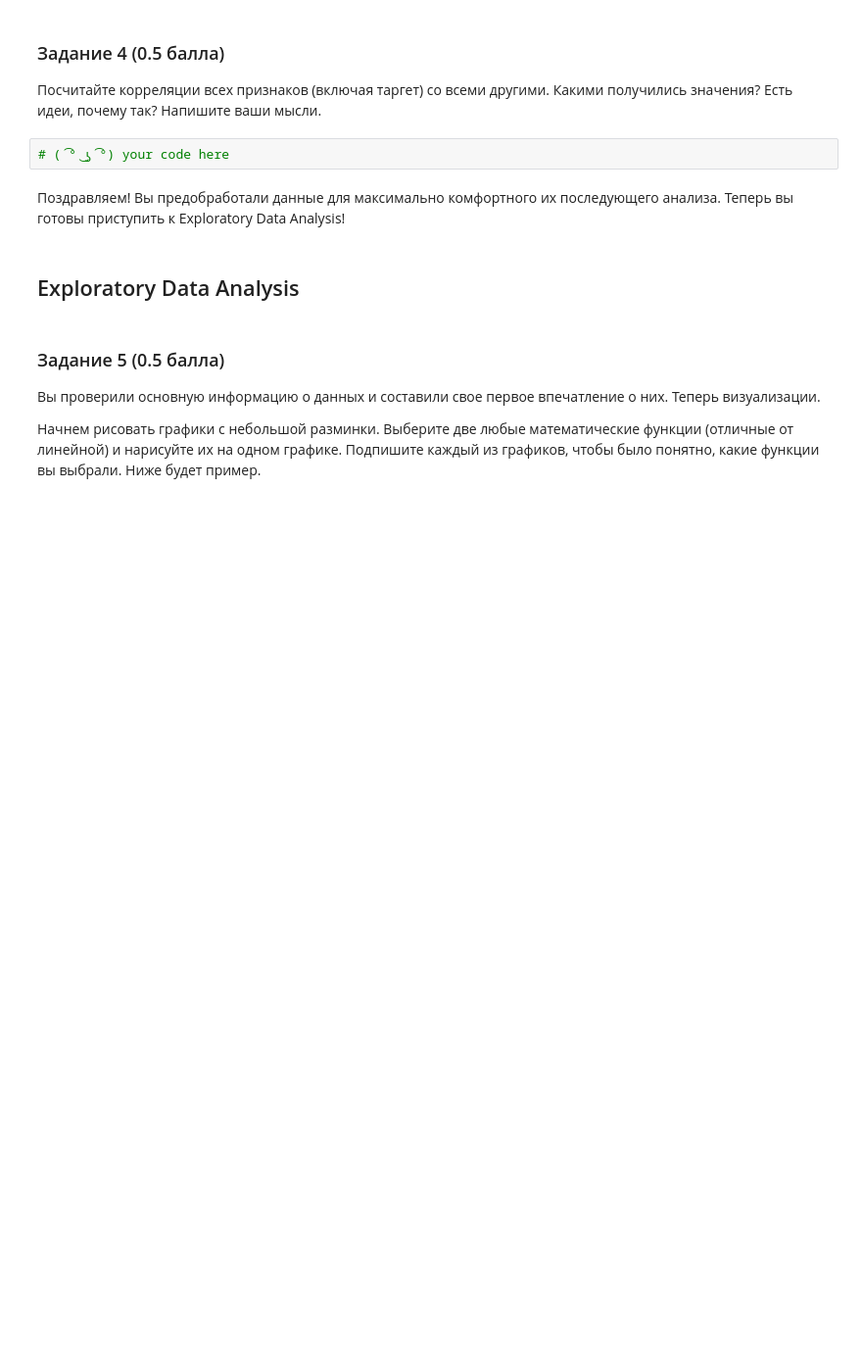
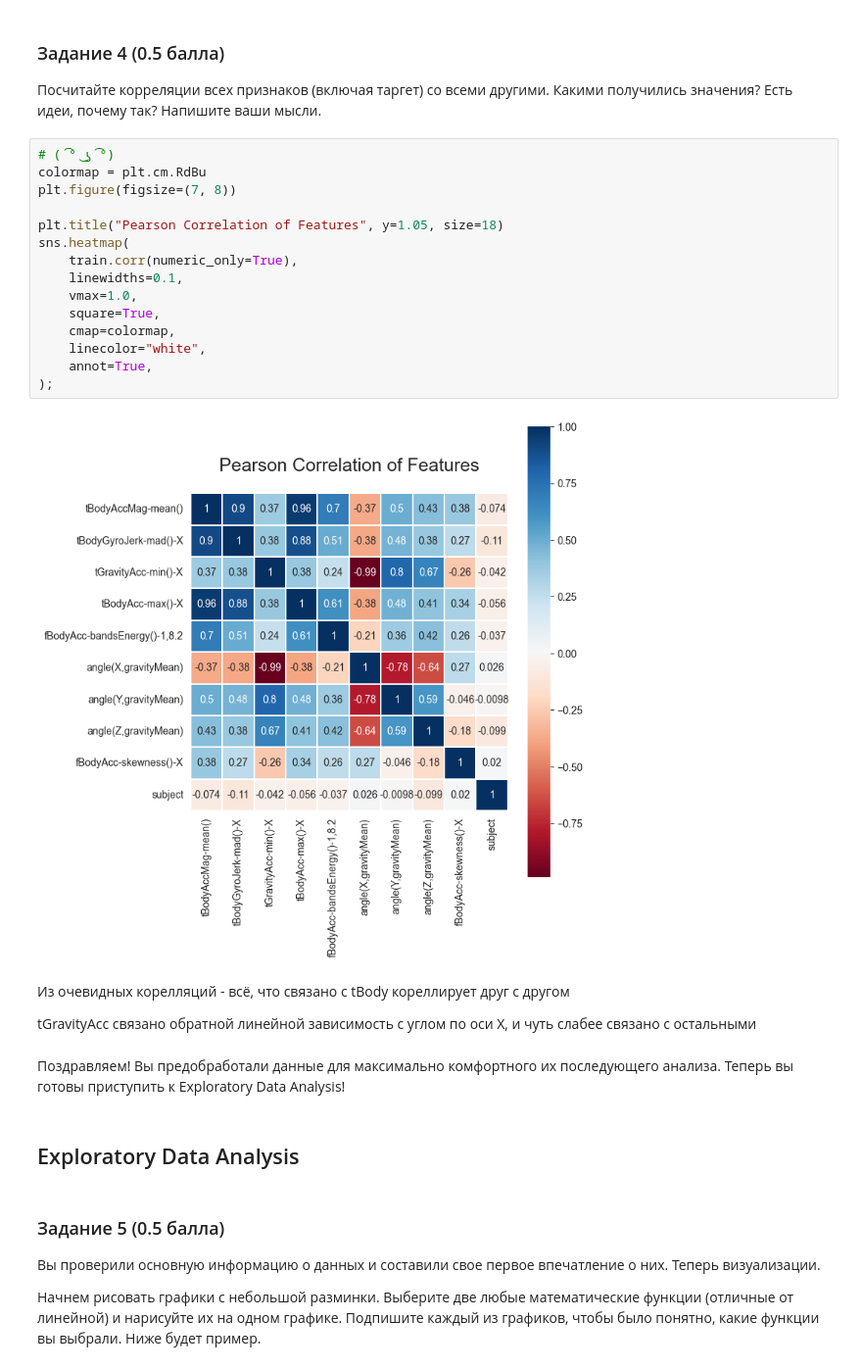
Before and after one commit to Bosbobos/IAD, a Jupyter notebook: MachineLeariningBasics/hw03_eda.ipynb, the cells around one changed output. Shown at 98% size. Saved outputs shown, nothing was run; the diff lists cells and outputs as text; blank space fills up the shorter version.

```diff
--- a/MachineLeariningBasics/hw03_eda.ipynb
+++ b/MachineLeariningBasics/hw03_eda.ipynb
@@ -121,8 +199,27 @@ test = test[cols_subset]
 ### Задание 4 (0.5 балла)
 
 Посчитайте корреляции всех признаков (включая таргет) со всеми другими. Какими получились значения? Есть идеи, почему так? Напишите ваши мысли.
-# %%
-# ( ͡° ͜ʖ ͡°) your code here
+# %%
+# ( ͡° ͜ʖ ͡°)
+colormap = plt.cm.RdBu
+plt.figure(figsize=(7, 8))
+
+plt.title("Pearson Correlation of Features", y=1.05, size=18)
+sns.heatmap(
+    train.corr(numeric_only=True),
+    linewidths=0.1,
+    vmax=1.0,
+    square=True,
+    cmap=colormap,
+    linecolor="white",
+    annot=True,
+);
+# %% [output]
+[figure, added]
+# %% [markdown]
+Из очевидных корелляций - всё, что связано с tBody кореллирует друг с другом
+
+tGravityAcc связано обратной линейной зависимость с углом по оси X, и чуть слабее связано с остальными
 # %% [markdown]
 Поздравляем! Вы предобработали данные для максимально комфортного их последующего анализа. Теперь вы готовы приступить к Exploratory Data Analysis!
 # %% [markdown]
```
Also changed, not shown: parts of 11 cells of this notebook, 1 other file.
